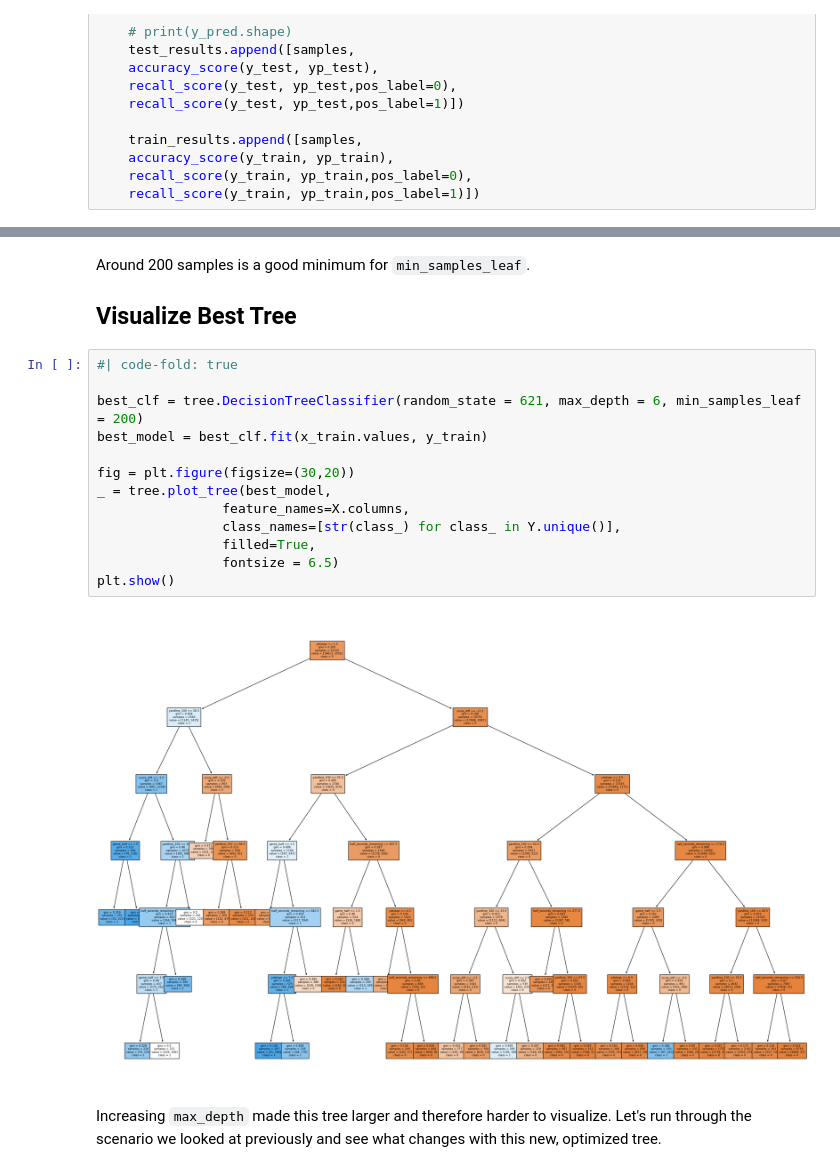
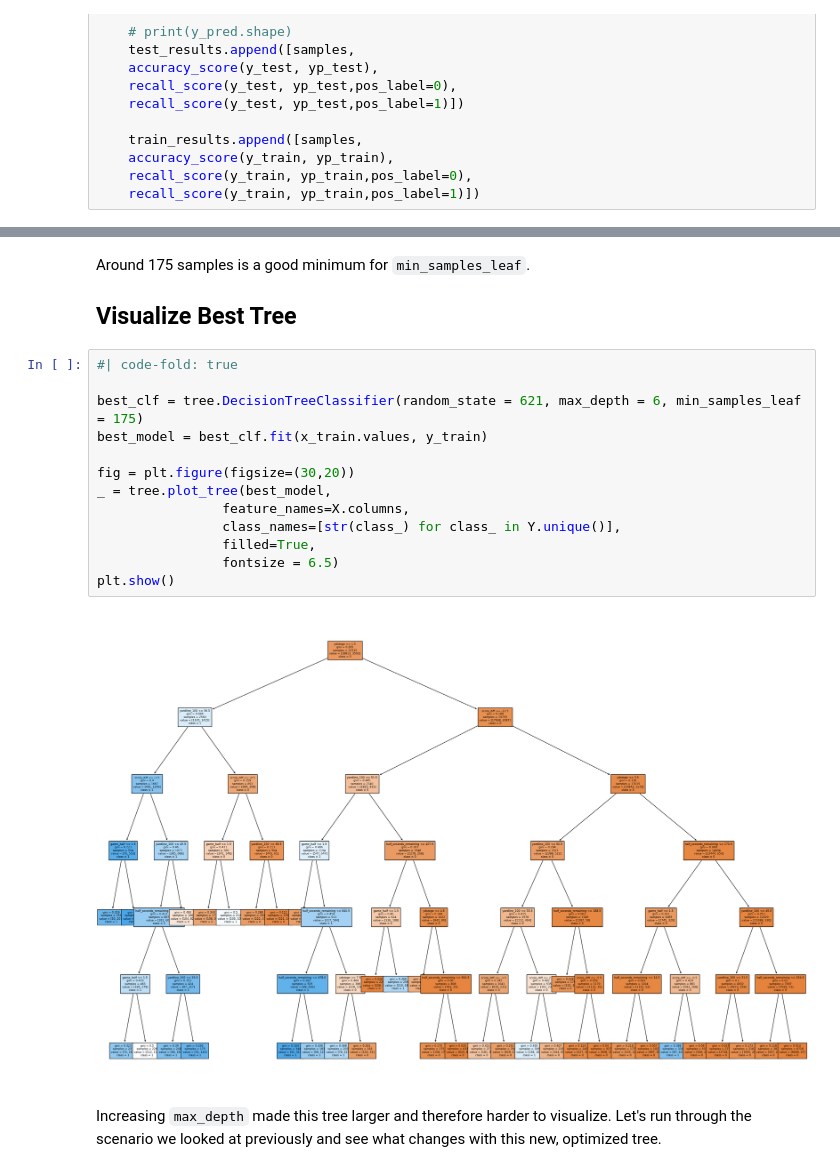
Before and after one commit to anly501/dsan-5000-project-tsigall, a Jupyter notebook: dsan5000/decision_trees.ipynb, the cells around one changed output, grey strips where cells are left out. Saved outputs shown, nothing was run; the diff lists cells and outputs as text.

Commit message:
created metrics for decision trees

```diff
--- a/dsan5000/decision_trees.ipynb
+++ b/dsan5000/decision_trees.ipynb
@@ -385,22 +386,22 @@ plt.show()
 # %% [markdown]
-Around 200 samples is a good minimum for `min_samples_leaf`.
+Around 175 samples is a good minimum for `min_samples_leaf`.
 
 ## Visualize Best Tree
 # %%
 #| code-fold: true
 
-best_clf = tree.DecisionTreeClassifier(random_state = 621, max_depth = 6, min_samples_leaf = 200)
+best_clf = tree.DecisionTreeClassifier(random_state = 621, max_depth = 6, min_samples_leaf = 175)
 best_model = best_clf.fit(x_train.values, y_train)
 
 fig = plt.figure(figsize=(30,20))
 _ = tree.plot_tree(best_model,
                 feature_names=X.columns,
                 class_names=[str(class_) for class_ in Y.unique()],
                 filled=True,
                 fontsize = 6.5)
 plt.show()
 # %% [output]
-[figure, old version]
+[figure, new version]
 # %% [markdown]
 Increasing `max_depth` made this tree larger and therefore harder to visualize. Let's run through the scenario we looked at previously and see what changes with this new, optimized tree.
 # %%
```
Also changed, not shown: parts of 6 cells of this notebook, 18 other files.
